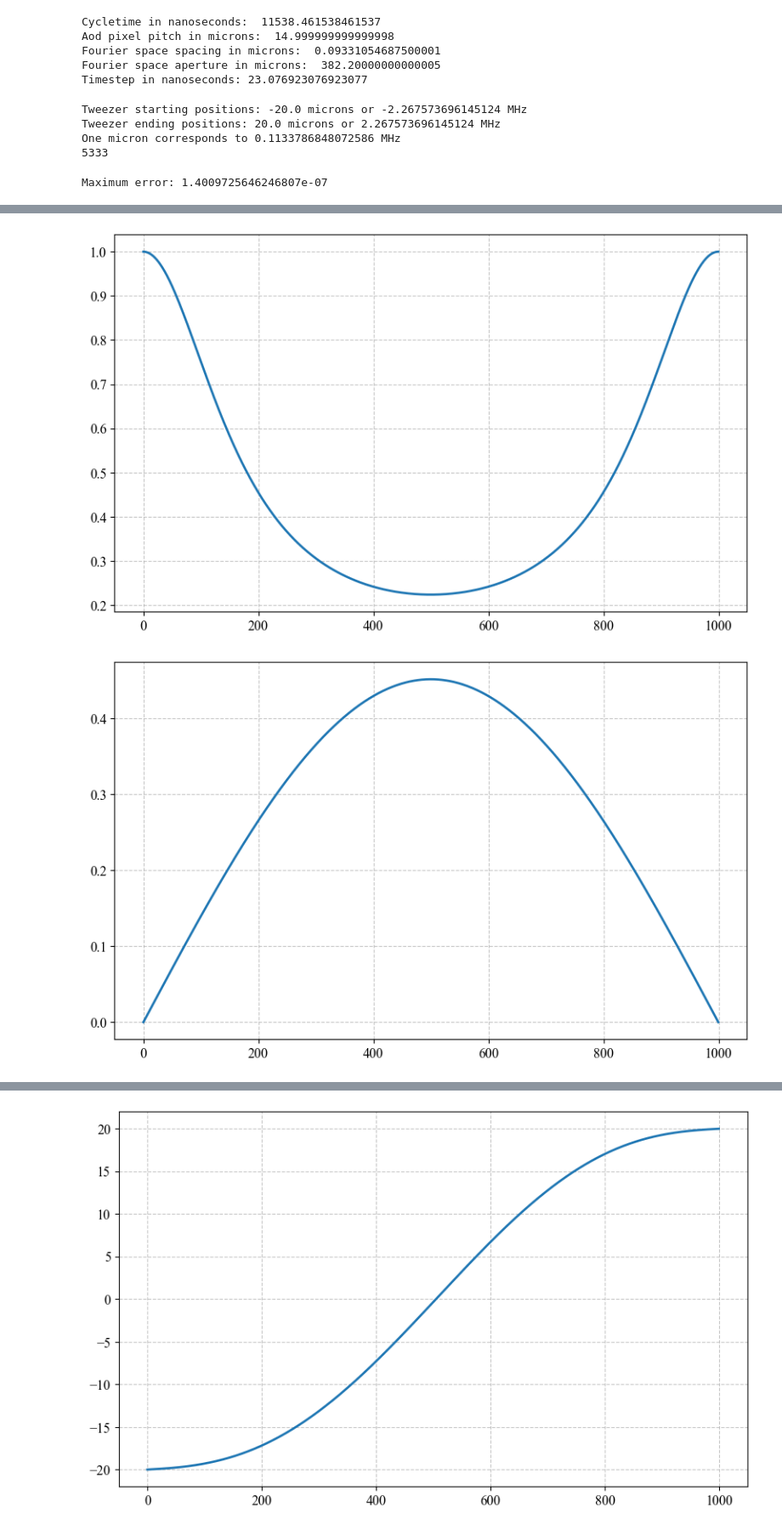
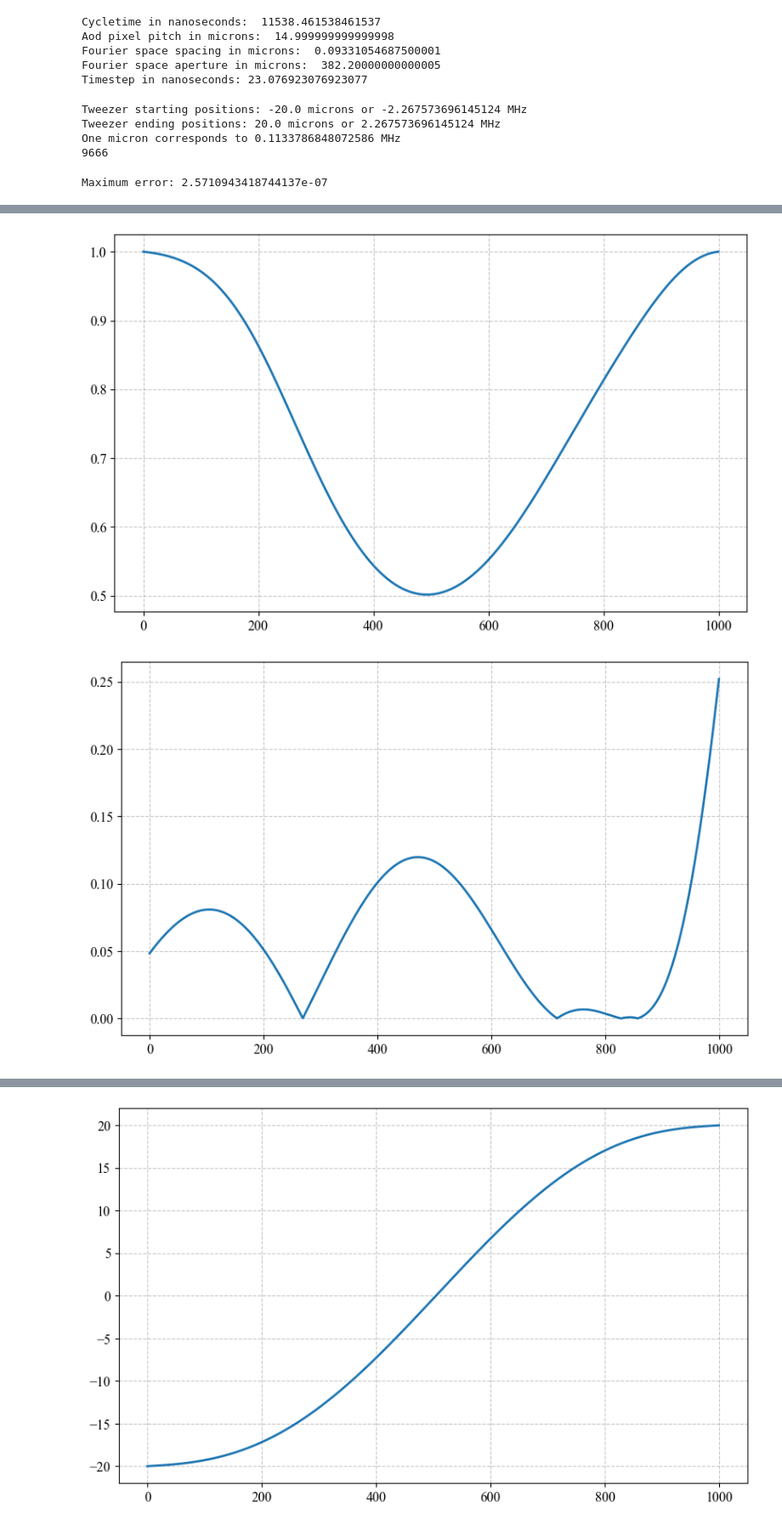
Before and after one commit to nsong03/Ultracold-Research, a Jupyter notebook: TweezerOptimization/AWGwaveformopt_outofplane.ipynb, the cells around one changed output, grey strips where cells are left out. Shown at 85% size. Cells and saved outputs as stored; diff of their text form; code cells hidden in the pictures.

```diff
--- a/TweezerOptimization/AWGwaveformopt_outofplane.ipynb
+++ b/TweezerOptimization/AWGwaveformopt_outofplane.ipynb
@@ -92,7 +92,7 @@ print("Fourier space spacing in microns: ", pixelsize_fourier*10**6)
 print("Fourier space aperture in microns: ", aperturesize_fourier*10**6)
 
 # Adjustable Variables
-movementtime = 100*10**(-6) # Time for the movement of the AOD
+movementtime = 200*10**(-6) # Time for the movement of the AOD
 timestep = cycletime / numpix_frame
 print("Timestep in nanoseconds:", timestep * 10**9)
 startlocation = -20*10**(-6) # Start location of the AOD in microns. 0 is set to the center of Fourier space.
@@ -146,7 +146,7 @@ numzframes, zstart, frame_zspacing, frame_size, frameheight_real = oop_variables
 Tweezer starting positions: -20.0 microns or -2.267573696145124 MHz
 Tweezer ending positions: 20.0 microns or 2.267573696145124 MHz
 One micron corresponds to 0.1133786848072586 MHz
-5333
+9666
 # %%
 optimized_position, optimized_velocity, optimized_acceleration, optimized_jerk, time  = initpath_sinsqramp_general(globalvariables)
 
@@ -164,11 +164,11 @@ AWGinitguessexponential = exponentialphaseresponse(AWGinitguess)
 
 fittedwaveform, fittedlegendre = init_opt_waveformfitLegendre(AWGinitguess, 1000, globalvariables)
 # %% [output]
-Maximum error: 1.4009725646246807e-07
+Maximum error: 2.5710943418744137e-07
 # %%
 safetyfactor =1
 
-poly = Legendre(initial_coeffs)
+poly = Legendre(result_random.x)
 timein=legendretime
 # Calculate position, velocity, and acceleration
 timestep = movementtime  / (arbend - arbstart) # seconds / pixel
@@ -228,5 +228,5 @@ plt.show()
-[figure, old version]
+[figure, new version]
-[figure, old version]
+[figure, new version]
 # %%
 # Initialize Gaussian beam approximation values
 safetyfactor = 1 # how much deeper the tweezer should be than the atom throughout movement
```
Also changed, not shown: parts of 5 cells of this notebook.
